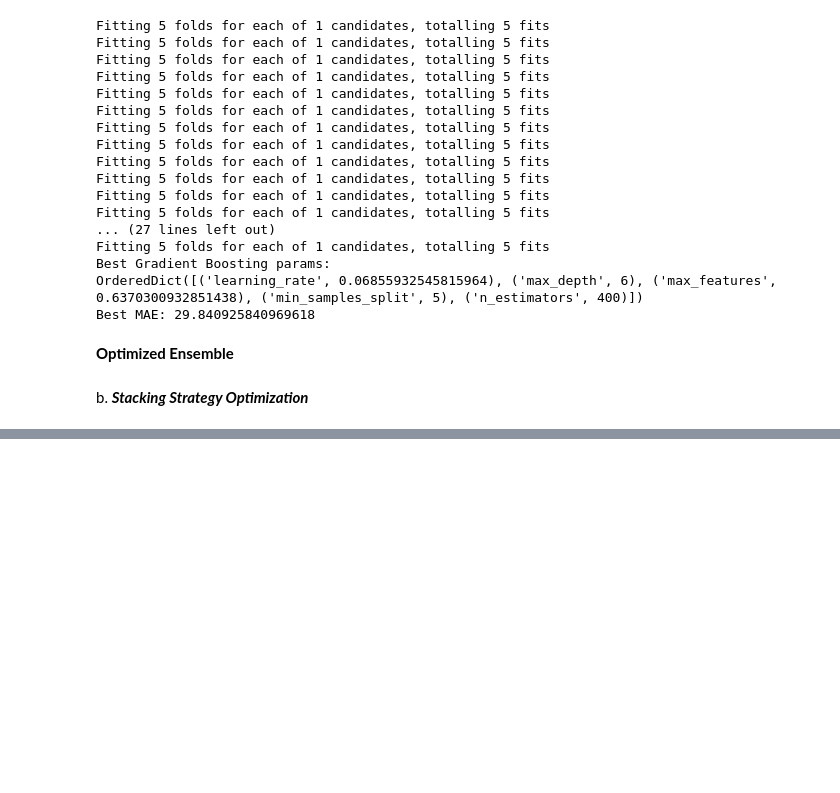
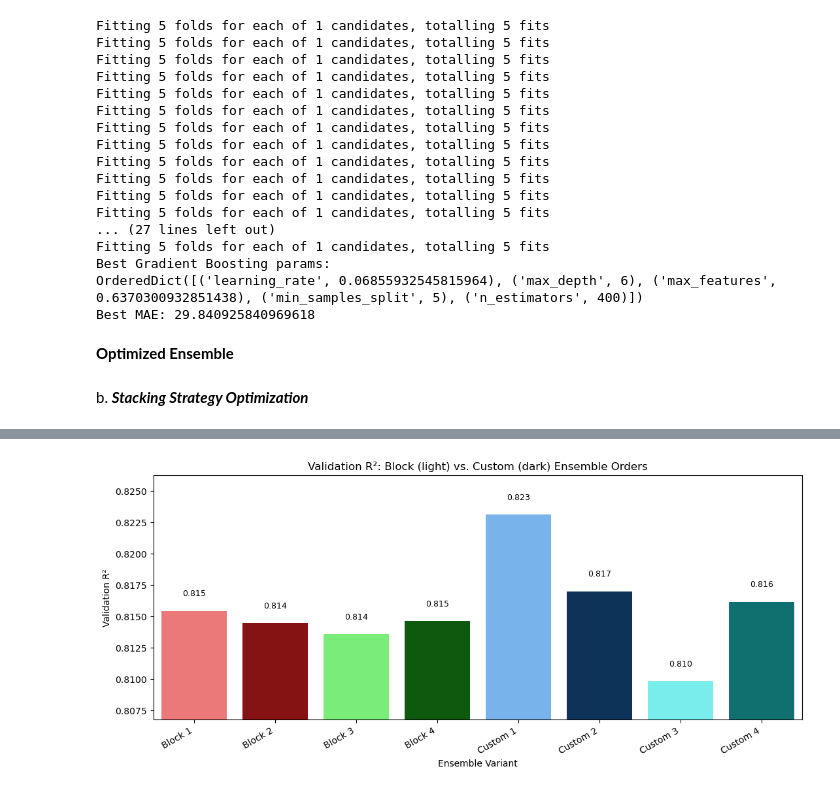
Before and after one commit to submerged-in-matrix/materials-ml-projects-, a Jupyter notebook: Projects/P_4_MP_Pred_2_Lvl_Ensemble/P_4_MP_Pred_2_Lvl_Ensemble.ipynb, the cells around one changed output, grey strips where cells are left out. Saved outputs shown, nothing was run; the diff lists cells and outputs as text; code cells hidden in the pictures; blank space fills up the shorter version.

```diff
--- a/Projects/P_4_MP_Pred_2_Lvl_Ensemble/P_4_MP_Pred_2_Lvl_Ensemble.ipynb
+++ b/Projects/P_4_MP_Pred_2_Lvl_Ensemble/P_4_MP_Pred_2_Lvl_Ensemble.ipynb
@@ -827,12 +827,15 @@ a. **meta learner**
 # %%
 from lightgbm import LGBMRegressor
-
+from sklearn.linear_model import Lasso
+from sklearn.neural_network import MLPRegressor
 meta_learners = [
     ("Ridge", Ridge(alpha=1.0)),
-    #("Lasso", Lasso(alpha=0.01, max_iter=10000)),
+    ("Lasso", Lasso(alpha=0.01, max_iter=10000)),
     ("RF", RandomForestRegressor(n_estimators=200, random_state=42)),
     ("GB", GradientBoostingRegressor(n_estimators=200, random_state=42)),
-    ("LGBM", LGBMRegressor(n_estimators=200, force_col_wise='true', random_state=42)),  # <-- Added LightGBM!
+    ("LGBM", LGBMRegressor(n_estimators=200, force_col_wise='true', random_state=42)),
+    ("MLP", MLPRegressor(hidden_layer_sizes=(100, 50), max_iter=500, random_state=42))
+
 ]
 
 print("\nMeta-learner optimization (stacking level):")
@@ -1079,0 +1012,73 @@ display(Markdown(r"""
+# %%
+import pandas as pd
+summary_8var = pd.DataFrame(
+    [(label, mae, r2) for label, _, mae, r2 in results_8variants],
+    columns=["Variant", "MAE", "R2"]
+)
+print("\nSummary of all 8 variants:")
+print(summary_8var)
+
+# Define color pairs: light (block), dark (custom)
+block_colors = ["#ff6666", "#66ff66", "#66b3ff", "#66ffff"]   # light red, green, blue, cyan
+custom_colors = ["#990000", "#006600", "#003366", "#008080"]  # dark red, green, blue, cyan
+
+# Prepare color assignment for 8 bars
+all_colors = []
+hue_labels = []
+for i in range(4):
+    all_colors.append(block_colors[i])
+    all_colors.append(custom_colors[i])
+    hue_labels.append(f"Block {i+1}")
+    hue_labels.append(f"Custom {i+1}")
+
+variant_names = [label for label, _, _, _ in results_8variants]
+mae_vals = [mae for _, _, mae, _ in results_8variants]
+r2_vals = [r2 for _, _, _, r2 in results_8variants]
+
+# Create DataFrame for plotting with hue
+import pandas as pd
+plot_df = pd.DataFrame({
+    "Variant": variant_names,
+    "R2": r2_vals,
+    "MAE": mae_vals,
+    "Group": hue_labels
+})
+
+# Build a palette dict for seaborn hue
+palette_dict = {f"Block {i+1}": block_colors[i] for i in range(4)}
+palette_dict.update({f"Custom {i+1}": custom_colors[i] for i in range(4)})
+
+# --- R2 plot ---
+plt.figure(figsize=(11,5))
+bars = sns.barplot(x="Variant", y="R2", hue="Group", palette=palette_dict, dodge=False, data=plot_df, legend=False)
+plt.ylabel("Validation R²")
+plt.xlabel("Ensemble Variant")
+plt.title("Validation R²: Block (light) vs. Custom (dark) Ensemble Orders")
+plt.xticks(rotation=30, ha='right')
+r2_min = np.floor(1000*plot_df["R2"].min())/1000
+r2_max = np.ceil(1000*plot_df["R2"].max())/1000
+r2_margin = (r2_max - r2_min) * 0.15
+plt.ylim(r2_min - r2_margin, r2_max + r2_margin)
+# Annotate bars
+for bar, val in zip(bars.patches, plot_df["R2"]):
+    plt.text(bar.get_x() + bar.get_width()/2, bar.get_height()+0.001, f"{val:.3f}", ha='center', va='bottom', fontsize=9)
+plt.tight_layout()
+plt.show()
+
+# --- MAE plot ---
+plt.figure(figsize=(11,5))
+bars = sns.barplot(x="Variant", y="MAE", hue="Group", palette=palette_dict, dodge=False, data=plot_df, legend=False)
+plt.ylabel("Validation MAE (°C)")
+plt.xlabel("Ensemble Variant")
+plt.title("Validation MAE: Block (light) vs. Custom (dark) Ensemble Orders")
+plt.xticks(rotation=30, ha='right')
+mae_min = np.floor(10*plot_df["MAE"].min())/10
+mae_max = np.ceil(10*plot_df["MAE"].max())/10
+mae_margin = (mae_max - mae_min) * 0.15
+plt.ylim(mae_min - mae_margin, mae_max + mae_margin)
+# Annotate bars
+for bar, val in zip(bars.patches, plot_df["MAE"]):
+    plt.text(bar.get_x() + bar.get_width()/2, bar.get_height()+0.01, f"{val:.2f}", ha='center', va='bottom', fontsize=9)
+plt.tight_layout()
+plt.show()
+# %% [output]
@@ -1079,0 +1095 @@ display(Markdown(r"""
+[figure, added]
```
Also changed, not shown: parts of 18 cells of this notebook.
